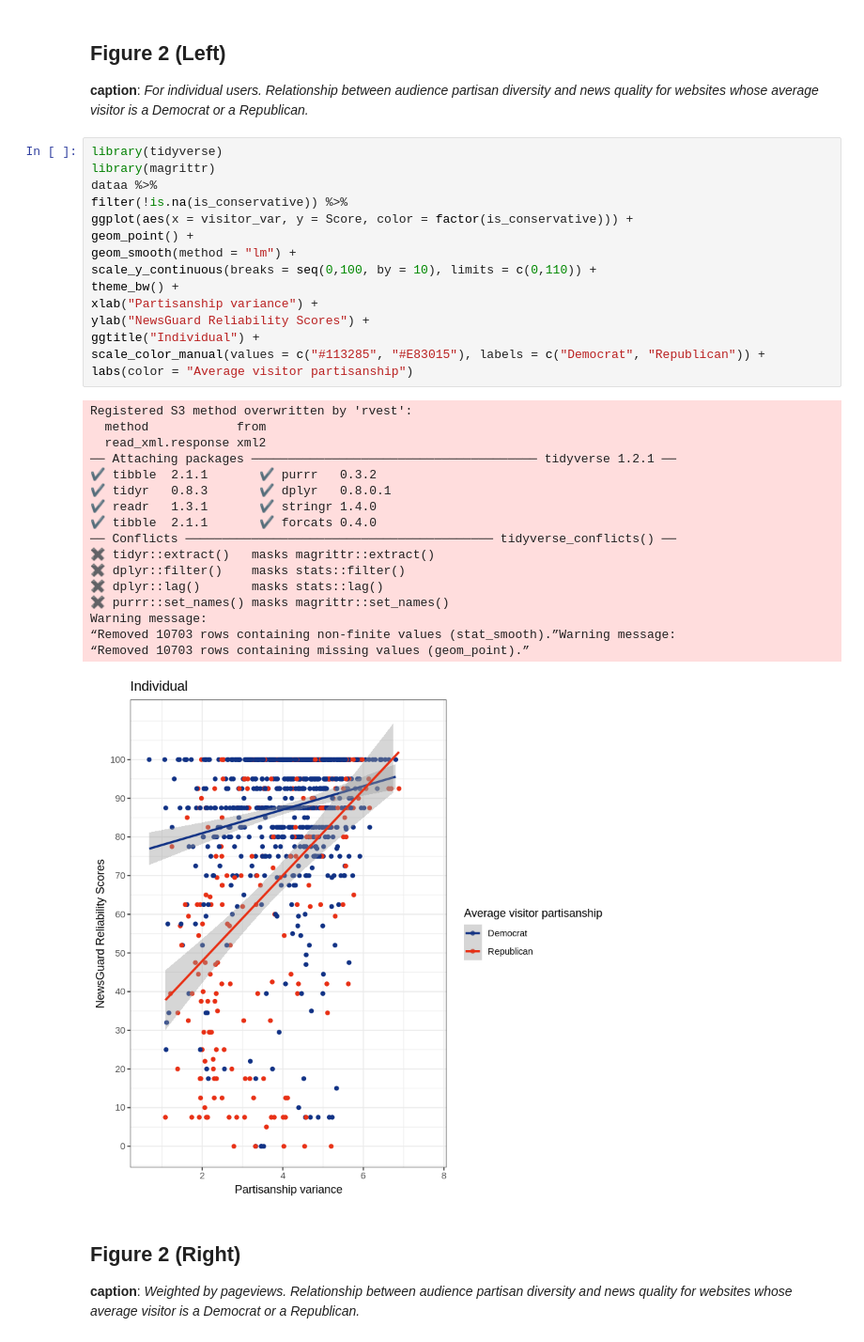
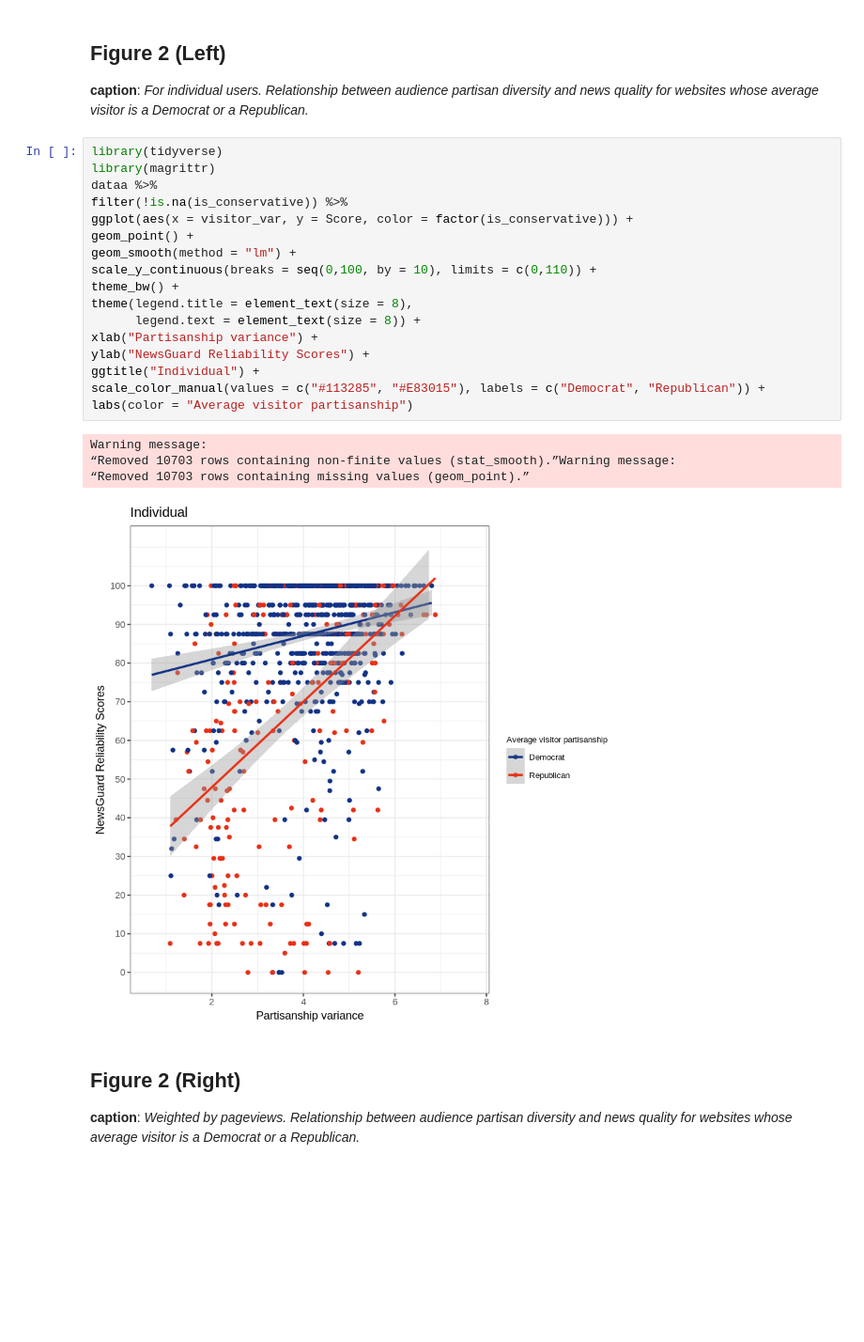
Before and after one commit to glciampaglia/InfoDiversity, a Jupyter notebook: Fig_1_to_3_R.ipynb, the cells around one changed output. Shown at 94% size. Saved outputs shown, nothing was run; the diff lists cells and outputs as text; blank space fills up the shorter version.

```diff
--- a/Fig_1_to_3_R.ipynb
+++ b/Fig_1_to_3_R.ipynb
@@ -72,36 +92,25 @@ __caption__: _For individual users. Relationship between audience partisan diver
 # %%
 library(tidyverse)
 library(magrittr)
 dataa %>%
 filter(!is.na(is_conservative)) %>%
 ggplot(aes(x = visitor_var, y = Score, color = factor(is_conservative))) +
 geom_point() +
 geom_smooth(method = "lm") +
 scale_y_continuous(breaks = seq(0,100, by = 10), limits = c(0,110)) +
 theme_bw() +
+theme(legend.title = element_text(size = 8),
+      legend.text = element_text(size = 8)) +
 xlab("Partisanship variance") +
 ylab("NewsGuard Reliability Scores") +
 ggtitle("Individual") +
 scale_color_manual(values = c("#113285", "#E83015"), labels = c("Democrat", "Republican")) +
 labs(color = "Average visitor partisanship")
 # %% [output]
-Registered S3 method overwritten by 'rvest':
-  method            from
-  read_xml.response xml2
-── Attaching packages ─────────────────────────────────────── tidyverse 1.2.1 ──
-✔ tibble  2.1.1       ✔ purrr   0.3.2
-✔ tidyr   0.8.3       ✔ dplyr   0.8.0.1
-✔ readr   1.3.1       ✔ stringr 1.4.0
-✔ tibble  2.1.1       ✔ forcats 0.4.0
-── Conflicts ────────────────────────────────────────── tidyverse_conflicts() ──
-✖ tidyr::extract()   masks magrittr::extract()
-✖ dplyr::filter()    masks stats::filter()
-✖ dplyr::lag()       masks stats::lag()
-✖ purrr::set_names() masks magrittr::set_names()
 Warning message:
 “Removed 10703 rows containing non-finite values (stat_smooth).”Warning message:
 “Removed 10703 rows containing missing values (geom_point).”
-[figure, old version]
+[figure, new version]
 # %% [markdown]
 ## Figure 2 (Right)
 
```
Also changed, not shown: parts of 5 cells of this notebook, 1 other file.
